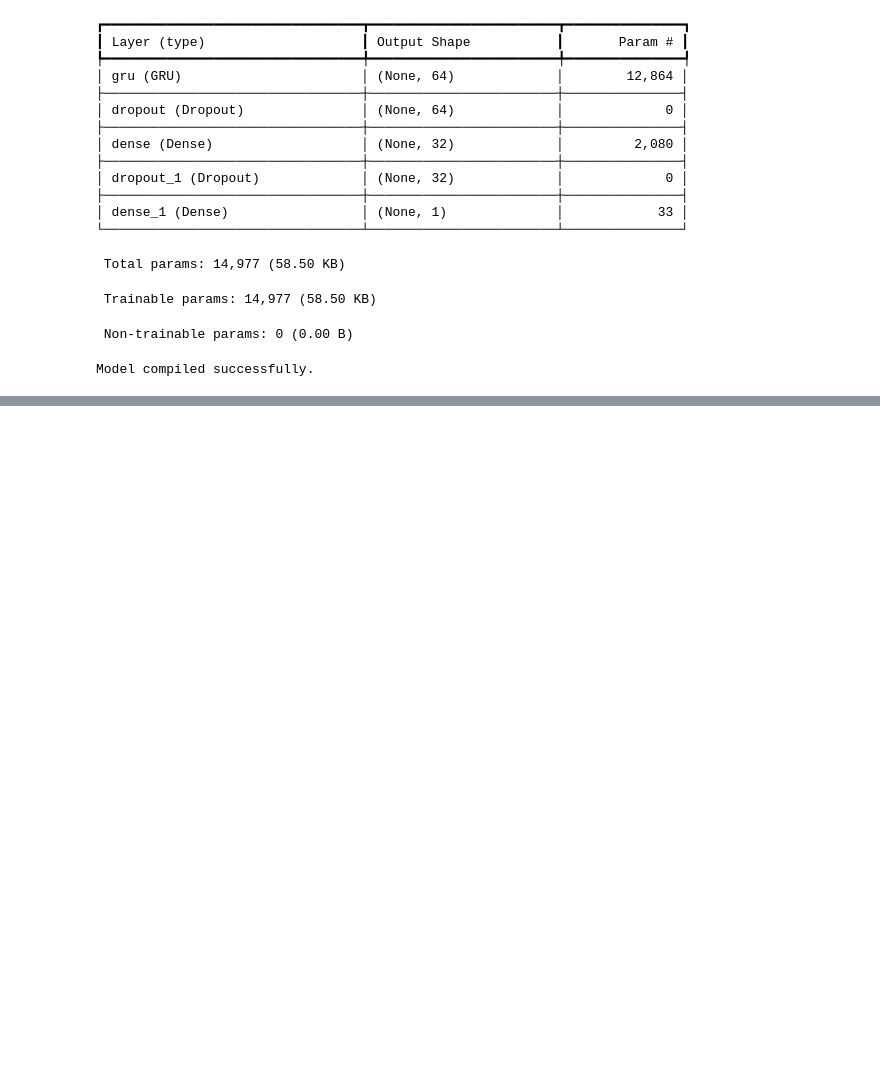
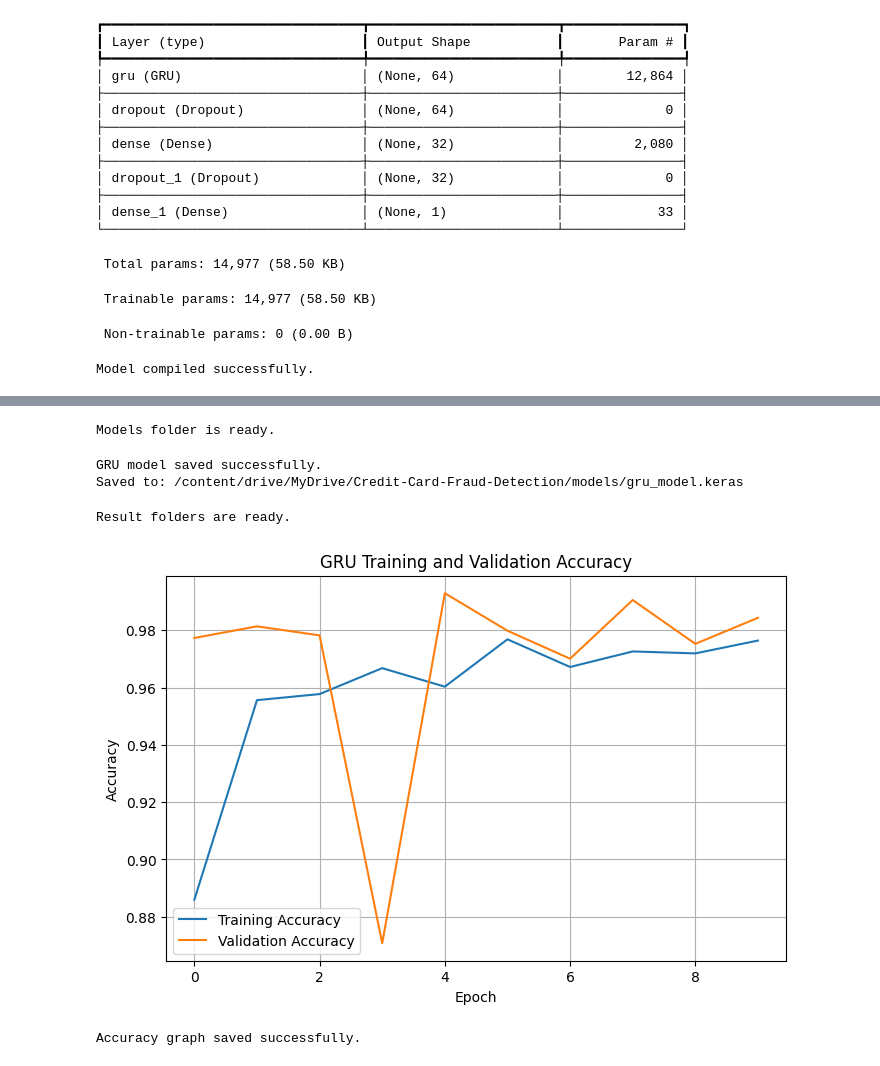
Before and after one commit to SarVibe/SE4050_Deep-Learning_Assignment, a Jupyter notebook: notebooks/GRU/GRU_Model.ipynb, the cells around one changed output, grey strips where cells are left out. Drawn from its saved outputs; the diff is of its cells as text; code cells hidden in the pictures; blank space fills up the shorter version.

```diff
--- a/notebooks/GRU/GRU_Model.ipynb
+++ b/notebooks/GRU/GRU_Model.ipynb
@@ -143,0 +341,9 @@ Model compiled successfully.
+# %%
+# Create models folder
+model_folder = "/content/drive/MyDrive/Credit-Card-Fraud-Detection/models/"
+
+os.makedirs(model_folder, exist_ok=True)
+
+print("Models folder is ready.")
+# %% [output]
+Models folder is ready.
@@ -143,0 +353,45 @@ Model compiled successfully.
+# %%
+# Save the trained GRU model
+model.save(model_path)
+
+print("GRU model saved successfully.")
+print("Saved to:", model_path)
+# %% [output]
+GRU model saved successfully.
+Saved to: /content/drive/MyDrive/Credit-Card-Fraud-Detection/models/gru_model.keras
+# %%
+# Create result folders
+figures_path = "/content/drive/MyDrive/Credit-Card-Fraud-Detection/results/figures/"
+tables_path = "/content/drive/MyDrive/Credit-Card-Fraud-Detection/results/tables/"
+
+os.makedirs(figures_path, exist_ok=True)
+os.makedirs(tables_path, exist_ok=True)
+
+print("Result folders are ready.")
+# %% [output]
+Result folders are ready.
+# %%
+# Plot and save accuracy graph
+plt.figure(figsize=(8, 5))
+
+plt.plot(history.history['accuracy'], label='Training Accuracy')
+plt.plot(history.history['val_accuracy'], label='Validation Accuracy')
+
+plt.title('GRU Training and Validation Accuracy')
+plt.xlabel('Epoch')
+plt.ylabel('Accuracy')
+plt.legend()
+plt.grid(True)
+
+plt.savefig(
+    figures_path + "gru_accuracy.png",
+    dpi=300,
+    bbox_inches='tight'
+)
+
+plt.show()
+
+print("Accuracy graph saved successfully.")
+# %% [output]
+[figure, added]
+Accuracy graph saved successfully.
```
Also changed, not shown: parts of 30 cells of this notebook.
